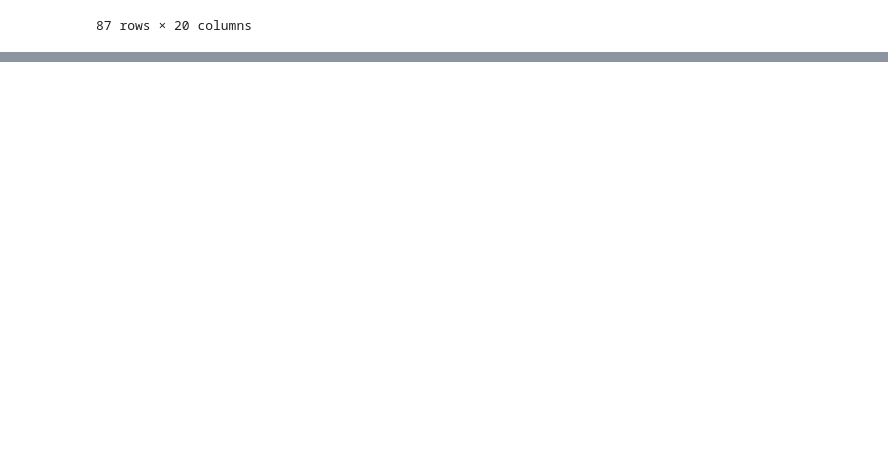
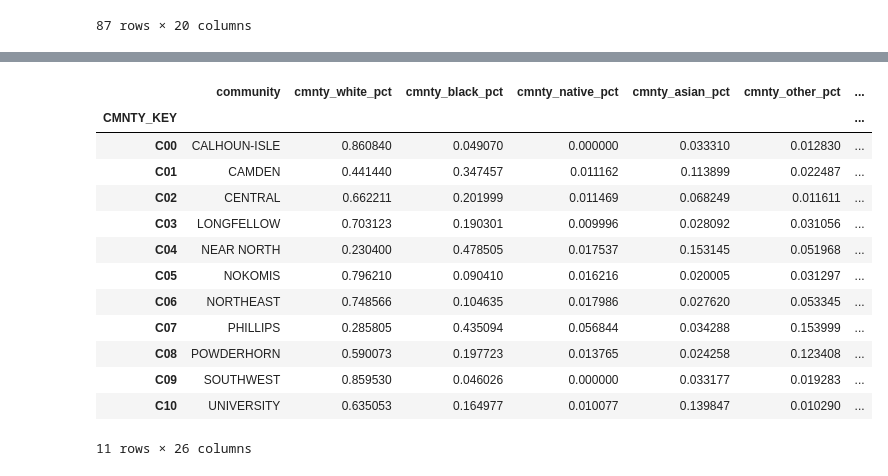
Before and after one commit to SwatiSSwain/REP_13_ETL-Project, a Jupyter notebook: Terrence/ETL_race_transform.ipynb, the cells around one changed output, grey strips where cells are left out. Cells and saved outputs as stored; diff of their text form; code cells hidden in the pictures; blank space fills up the shorter version.

```diff
--- a/Terrence/ETL_race_transform.ipynb
+++ b/Terrence/ETL_race_transform.ipynb
@@ -124,0 +135,32 @@ final_cmnty_race_df
+# %%
+nbhd_cmnty_grp_df['white_pct']=nbhd_cmnty_grp_df['white_cnt']/nbhd_cmnty_grp_df['total_cnt']
+nbhd_cmnty_grp_df['black_pct']=nbhd_cmnty_grp_df['black_cnt']/nbhd_cmnty_grp_df['total_cnt']
+nbhd_cmnty_grp_df['native_pct']=nbhd_cmnty_grp_df['native_cnt']/nbhd_cmnty_grp_df['total_cnt']
+nbhd_cmnty_grp_df['asian_pct']=nbhd_cmnty_grp_df['asian_cnt']/nbhd_cmnty_grp_df['total_cnt']
+nbhd_cmnty_grp_df['other_pct']=nbhd_cmnty_grp_df['other_cnt']/nbhd_cmnty_grp_df['total_cnt']
+nbhd_cmnty_grp_df['two_or_more_pct']=nbhd_cmnty_grp_df['two_or_more_cnt']/nbhd_cmnty_grp_df['total_cnt']
+nbhd_cmnty_grp_df['hispanic_pct']=nbhd_cmnty_grp_df['hispanic_cnt']/nbhd_cmnty_grp_df['total_cnt']
+nbhd_cmnty_grp_df['of_color_pct']=nbhd_cmnty_grp_df['of_color_cnt']/nbhd_cmnty_grp_df['total_cnt']
+nbhd_cmnty_grp_df = nbhd_cmnty_grp_df[['total_cnt','white_cnt','white_pct','black_cnt','black_pct','native_cnt','native_pct','asian_cnt','asian_pct','other_cnt','other_pct','two_or_more_cnt','two_or_more_pct','hispanic_cnt','hispanic_pct','of_color_cnt', 'of_color_pct']]
+# %%
+temp_cmnty_join_df = final_cmnty_race_df.merge(nbhd_cmnty_grp_df, how='left', left_on='community', right_index=True)
+# %%
+temp_cmnty_join_df['white_bal_pct'] = (temp_cmnty_join_df['total_cnt_x']*temp_cmnty_join_df['white_pct_x']-temp_cmnty_join_df['total_cnt_y']*temp_cmnty_join_df['white_pct_y'])/(temp_cmnty_join_df['total_cnt_x']-temp_cmnty_join_df['total_cnt_y'])
+
+temp_cmnty_join_df['black_bal_pct'] = (temp_cmnty_join_df['total_cnt_x']*temp_cmnty_join_df['black_pct_x']-temp_cmnty_join_df['total_cnt_y']*temp_cmnty_join_df['black_pct_y'])/(temp_cmnty_join_df['total_cnt_x']-temp_cmnty_join_df['total_cnt_y'])
+
+temp_cmnty_join_df['native_bal_pct'] = (temp_cmnty_join_df['total_cnt_x']*temp_cmnty_join_df['native_pct_x']-temp_cmnty_join_df['total_cnt_y']*temp_cmnty_join_df['native_pct_y'])/(temp_cmnty_join_df['total_cnt_x']-temp_cmnty_join_df['total_cnt_y'])
+
+temp_cmnty_join_df['asian_bal_pct'] = (temp_cmnty_join_df['total_cnt_x']*temp_cmnty_join_df['asian_pct_x']-temp_cmnty_join_df['total_cnt_y']*temp_cmnty_join_df['asian_pct_y'])/(temp_cmnty_join_df['total_cnt_x']-temp_cmnty_join_df['total_cnt_y'])
+
+temp_cmnty_join_df['other_bal_pct'] = (temp_cmnty_join_df['total_cnt_x']*temp_cmnty_join_df['other_pct_x']-temp_cmnty_join_df['total_cnt_y']*temp_cmnty_join_df['other_pct_y'])/(temp_cmnty_join_df['total_cnt_x']-temp_cmnty_join_df['total_cnt_y'])
+
+temp_cmnty_join_df['two_or_more_bal_pct'] = (temp_cmnty_join_df['total_cnt_x']*temp_cmnty_join_df['two_or_more_pct_x']-temp_cmnty_join_df['total_cnt_y']*temp_cmnty_join_df['two_or_more_pct_y'])/(temp_cmnty_join_df['total_cnt_x']-temp_cmnty_join_df['total_cnt_y'])
+
+temp_cmnty_join_df['hispanic_bal_pct'] = (temp_cmnty_join_df['total_cnt_x']*temp_cmnty_join_df['hispanic_pct_x']-temp_cmnty_join_df['total_cnt_y']*temp_cmnty_join_df['hispanic_pct_y'])/(temp_cmnty_join_df['total_cnt_x']-temp_cmnty_join_df['total_cnt_y'])
+
+temp_cmnty_join_df['of_color_bal_pct'] = (temp_cmnty_join_df['total_cnt_x']*temp_cmnty_join_df['of_color_pct_x']-temp_cmnty_join_df['total_cnt_y']*temp_cmnty_join_df['of_color_pct_y'])/(temp_cmnty_join_df['total_cnt_x']-temp_cmnty_join_df['total_cnt_y'])
+
+temp_cmnty_join_df['marg_err']=(temp_cmnty_join_df['total_cnt_x']-temp_cmnty_join_df['total_cnt_y'])/temp_cmnty_join_df['total_cnt_x']
+# %%
+temp_cmnty_join_df=temp_cmnty_join_df.drop(['total_cnt_x','white_cnt_x', 'black_cnt_x', 'native_cnt_x','asian_cnt_x','other_cnt_x','two_or_more_cnt_x','hispanic_cnt_x','of_color_cnt_x','total_cnt_y','white_cnt_y','black_cnt_y','native_cnt_y','asian_cnt_y','other_cnt_y','two_or_more_cnt_y','hispanic_cnt_y','of_color_cnt_y','URL'] , axis = 1)
@@ -124,0 +169,18 @@ final_cmnty_race_df
+# %%
+race_mix_nan_df = temp_cmnty_join_df
+race_mix_nan_df
+# %% [output]
+|  | community | cmnty_white_pct | cmnty_black_pct | cmnty_native_pct | cmnty_asian_pct | cmnty_other_pct | ... |
+| CMNTY_KEY |  |  |  |  |  |  | ... |
+| C00 | CALHOUN-ISLE | 0.860840 | 0.049070 | 0.000000 | 0.033310 | 0.012830 | ... |
+| C01 | CAMDEN | 0.441440 | 0.347457 | 0.011162 | 0.113899 | 0.022487 | ... |
+| C02 | CENTRAL | 0.662211 | 0.201999 | 0.011469 | 0.068249 | 0.011611 | ... |
+| C03 | LONGFELLOW | 0.703123 | 0.190301 | 0.009996 | 0.028092 | 0.031056 | ... |
+| C04 | NEAR NORTH | 0.230400 | 0.478505 | 0.017537 | 0.153145 | 0.051968 | ... |
+| C05 | NOKOMIS | 0.796210 | 0.090410 | 0.016216 | 0.020005 | 0.031297 | ... |
+| C06 | NORTHEAST | 0.748566 | 0.104635 | 0.017986 | 0.027620 | 0.053345 | ... |
+| C07 | PHILLIPS | 0.285805 | 0.435094 | 0.056844 | 0.034288 | 0.153999 | ... |
+| C08 | POWDERHORN | 0.590073 | 0.197723 | 0.013765 | 0.024258 | 0.123408 | ... |
+| C09 | SOUTHWEST | 0.859530 | 0.046026 | 0.000000 | 0.033177 | 0.019283 | ... |
+| C10 | UNIVERSITY | 0.635053 | 0.164977 | 0.010077 | 0.139847 | 0.010290 | ... |
+11 rows × 26 columns
```
Also changed, not shown: parts of 6 cells of this notebook, 1 other file.
